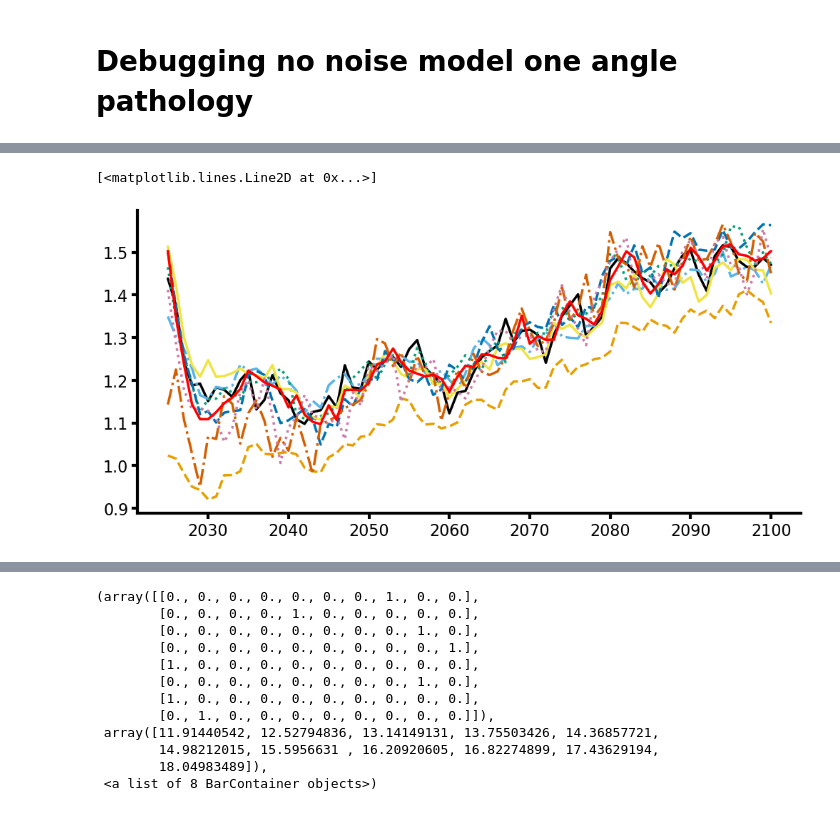
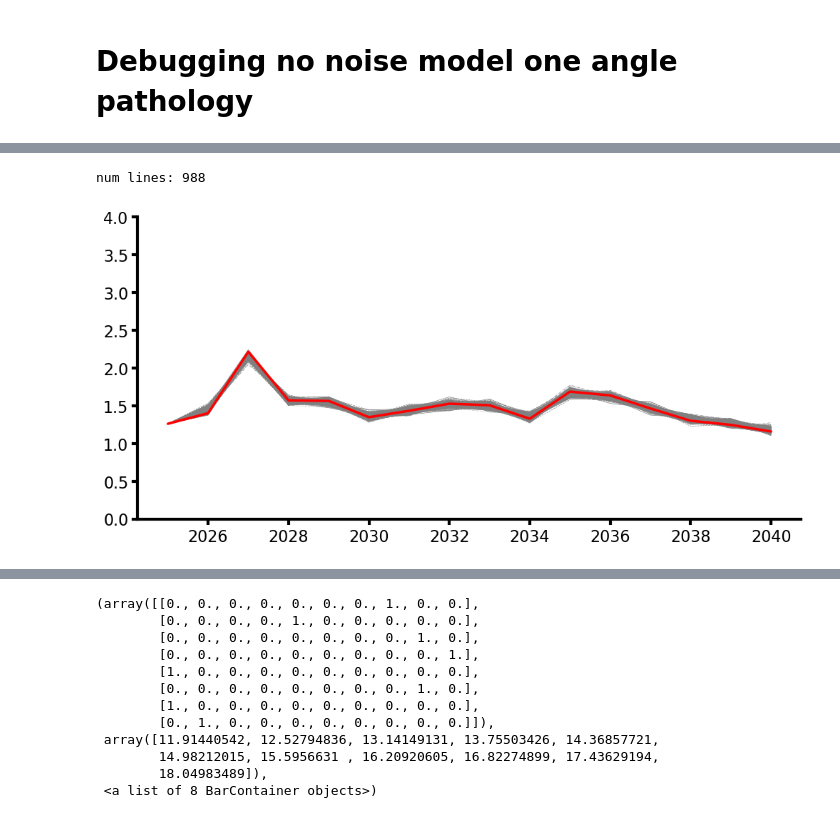
Before and after one commit to adam-bauer-34/learning_sai, a Jupyter notebook: analysis/notebooks/debugging.ipynb, the cells around one changed output, grey strips where cells are left out. Cells and saved outputs as stored; diff of their text form; code cells hidden in the pictures.

```diff
--- a/analysis/notebooks/debugging.ipynb
+++ b/analysis/notebooks/debugging.ipynb
@@ -72,9 +82,18 @@ for mem in range(ds.ens_mem.size):
-# %%
-for i in range(8):
-    plt.plot(ds.time, ds.data_final.sel(vari='T1').isel(ens_mem=i))
-
-plt.plot(ds.time, ds.obs.sel(obs_var='T1'), color='r', linestyle='solid')
-# %% [output]
-[<matplotlib.lines.Line2D at 0x...>]
-[figure, removed]
+# %%
+r=3
+plt.plot(ds.time, ds.obs.sel(obs_var=f'T_R{r}'), color='r', zorder=1000)
+
+i = 0
+for mem in range(ds.ens_mem.size):
+    if ds.costs.sel(ens_mem=mem).values >= 1:
+        continue
+    else:
+        plt.plot(ds.time, ds.data_final.sel(vari=f'T_R{r}', ens_mem=mem), color='grey', lw=0.5)
+        i += 1
+
+plt.ylim((0, 4))
+print(f"num lines: {i}")
+# %% [output]
+num lines: 988
+[figure, added]
 # %%
```
Also changed, not shown: parts of 11 cells of this notebook, 4 other files.
